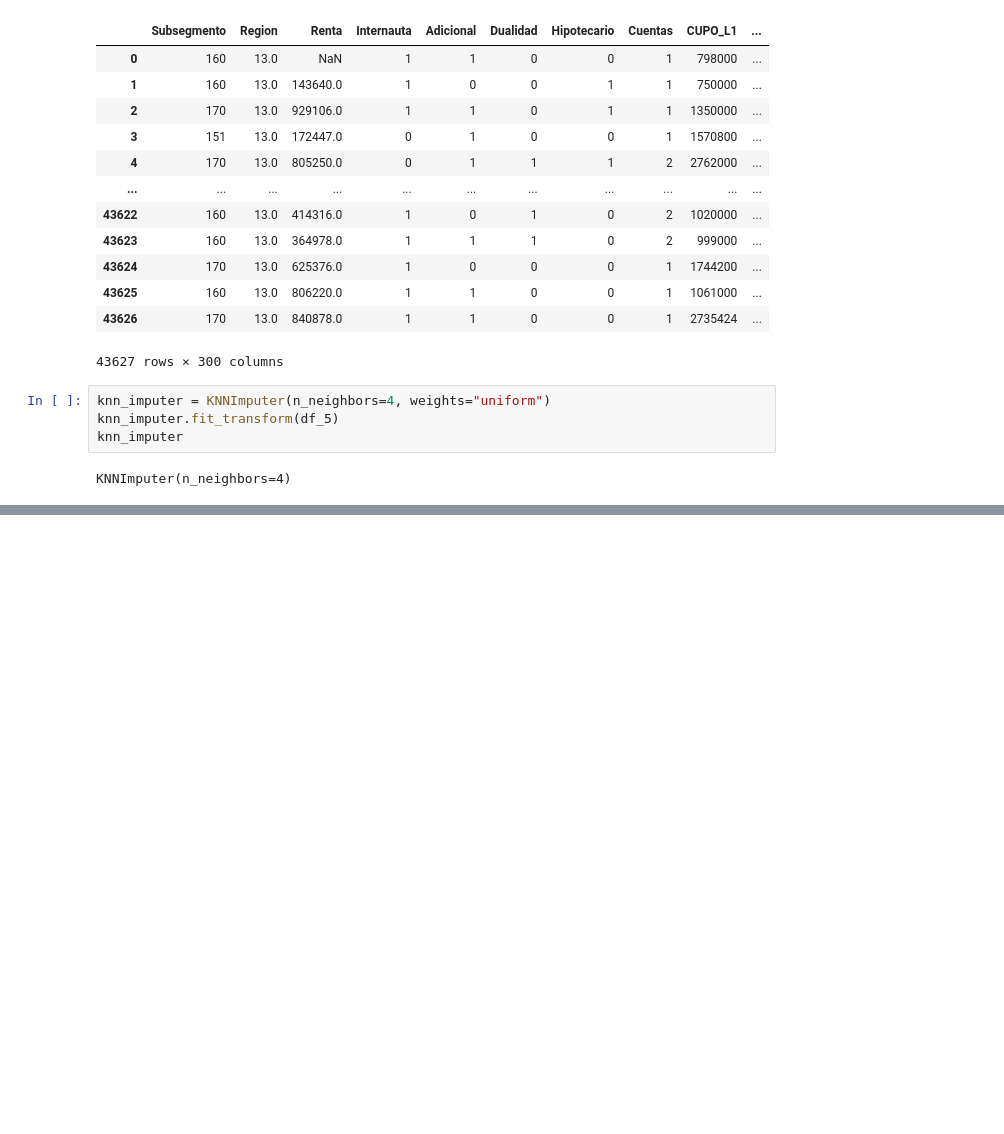
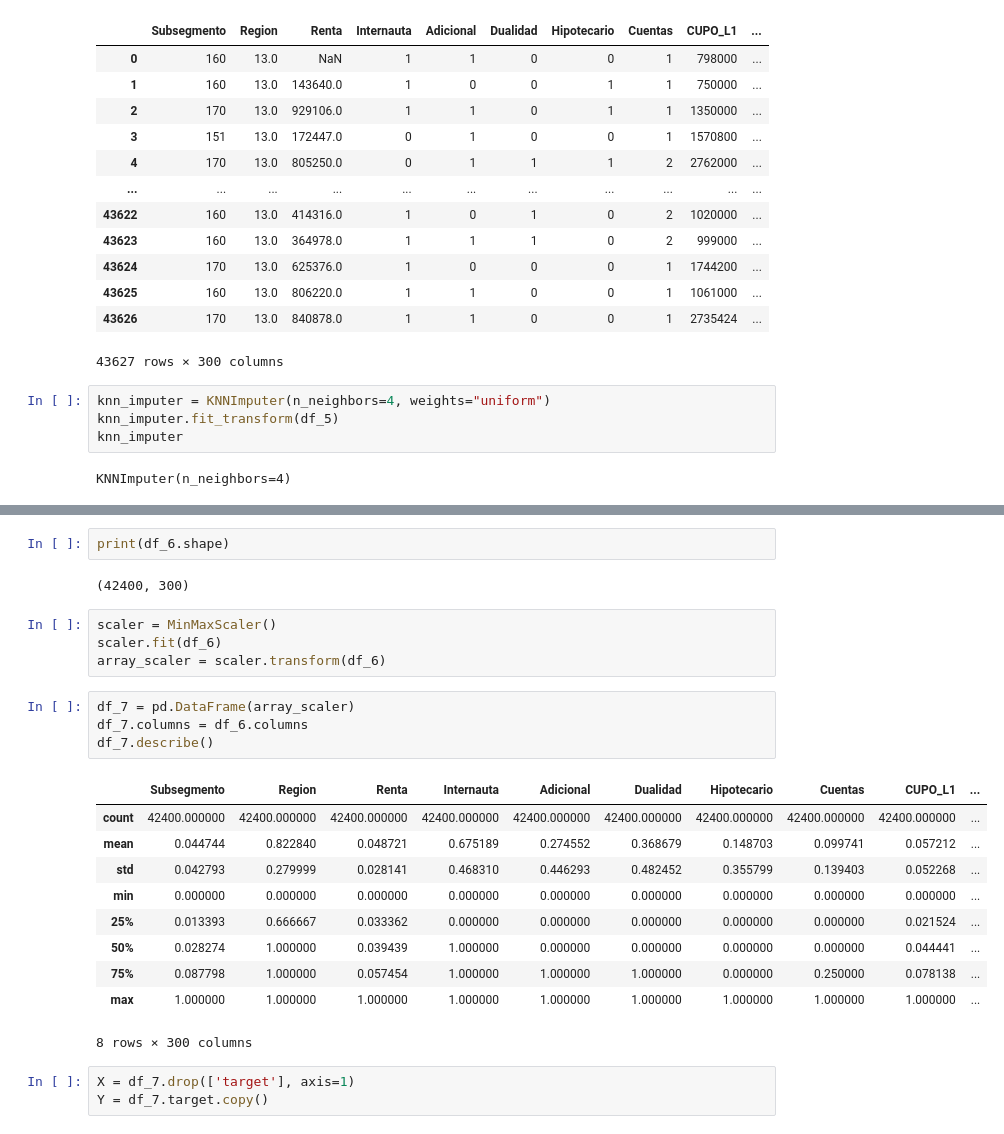
Before and after one commit to Maxibrionest/MachineLearning, a Jupyter notebook: Entrega2/Entrega2.ipynb, the cells around one changed output, grey strips where cells are left out. Drawn from its saved outputs; the diff is of its cells as text; blank space fills up the shorter version.

```diff
--- a/Entrega2/Entrega2.ipynb
+++ b/Entrega2/Entrega2.ipynb
@@ -683,0 +788,26 @@ df_5.isna().sum()
+# %%
+print(df_6.shape)
+# %% [output]
+(42400, 300)
+# %%
+scaler = MinMaxScaler()
+scaler.fit(df_6)
+array_scaler = scaler.transform(df_6)
+# %%
+df_7 = pd.DataFrame(array_scaler)
+df_7.columns = df_6.columns
+df_7.describe()
+# %% [output]
+|  | Subsegmento | Region | Renta | Internauta | Adicional | Dualidad | Hipotecario | Cuentas | CUPO_L1 | ... |
+| count | 42400.000000 | 42400.000000 | 42400.000000 | 42400.000000 | 42400.000000 | 42400.000000 | 42400.000000 | 42400.000000 | 42400.000000 | ... |
+| mean | 0.044744 | 0.822840 | 0.048721 | 0.675189 | 0.274552 | 0.368679 | 0.148703 | 0.099741 | 0.057212 | ... |
+| std | 0.042793 | 0.279999 | 0.028141 | 0.468310 | 0.446293 | 0.482452 | 0.355799 | 0.139403 | 0.052268 | ... |
+| min | 0.000000 | 0.000000 | 0.000000 | 0.000000 | 0.000000 | 0.000000 | 0.000000 | 0.000000 | 0.000000 | ... |
+| 25% | 0.013393 | 0.666667 | 0.033362 | 0.000000 | 0.000000 | 0.000000 | 0.000000 | 0.000000 | 0.021524 | ... |
+| 50% | 0.028274 | 1.000000 | 0.039439 | 1.000000 | 0.000000 | 0.000000 | 0.000000 | 0.000000 | 0.044441 | ... |
+| 75% | 0.087798 | 1.000000 | 0.057454 | 1.000000 | 1.000000 | 1.000000 | 0.000000 | 0.250000 | 0.078138 | ... |
+| max | 1.000000 | 1.000000 | 1.000000 | 1.000000 | 1.000000 | 1.000000 | 1.000000 | 1.000000 | 1.000000 | ... |
+8 rows × 300 columns
+# %%
+X = df_7.drop(['target'], axis=1)
+Y = df_7.target.copy()
```
Also changed, not shown: parts of 26 cells of this notebook.
